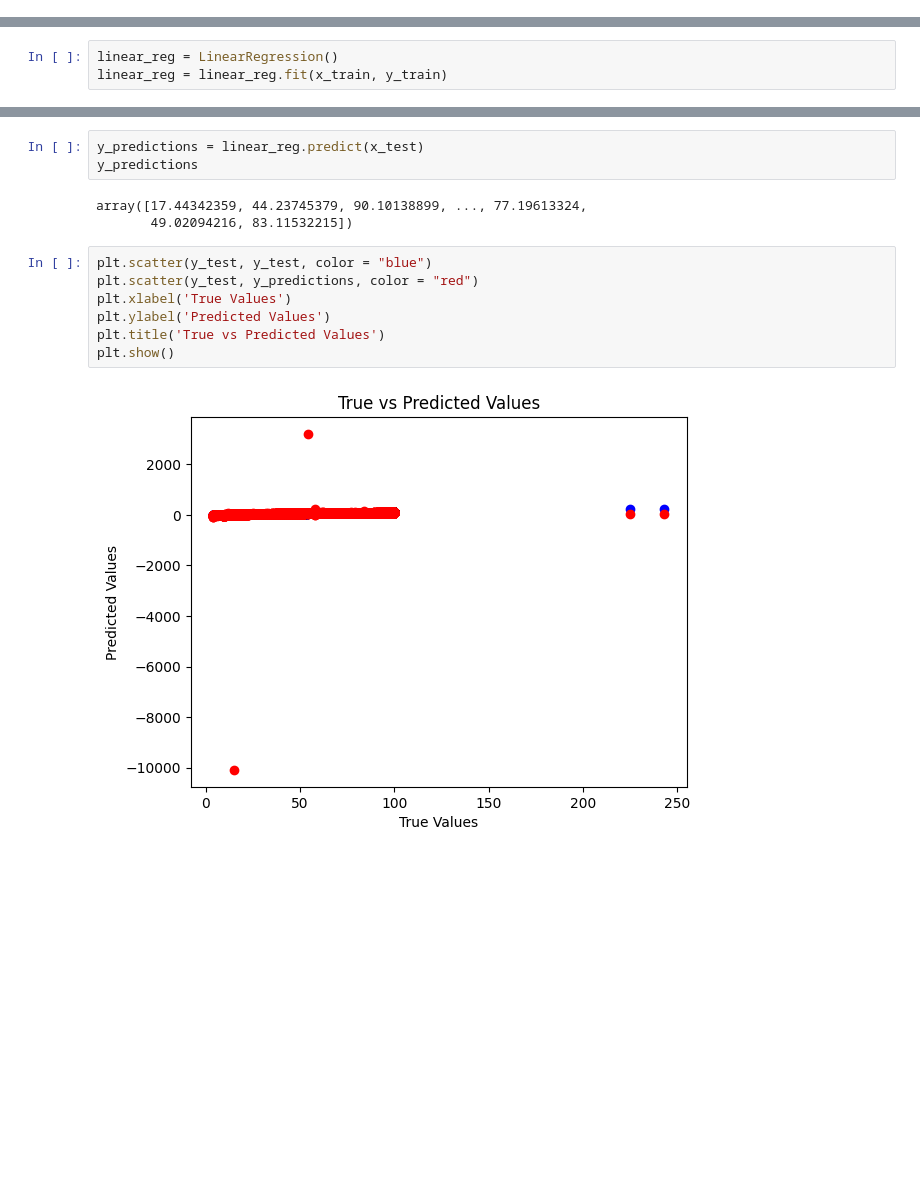
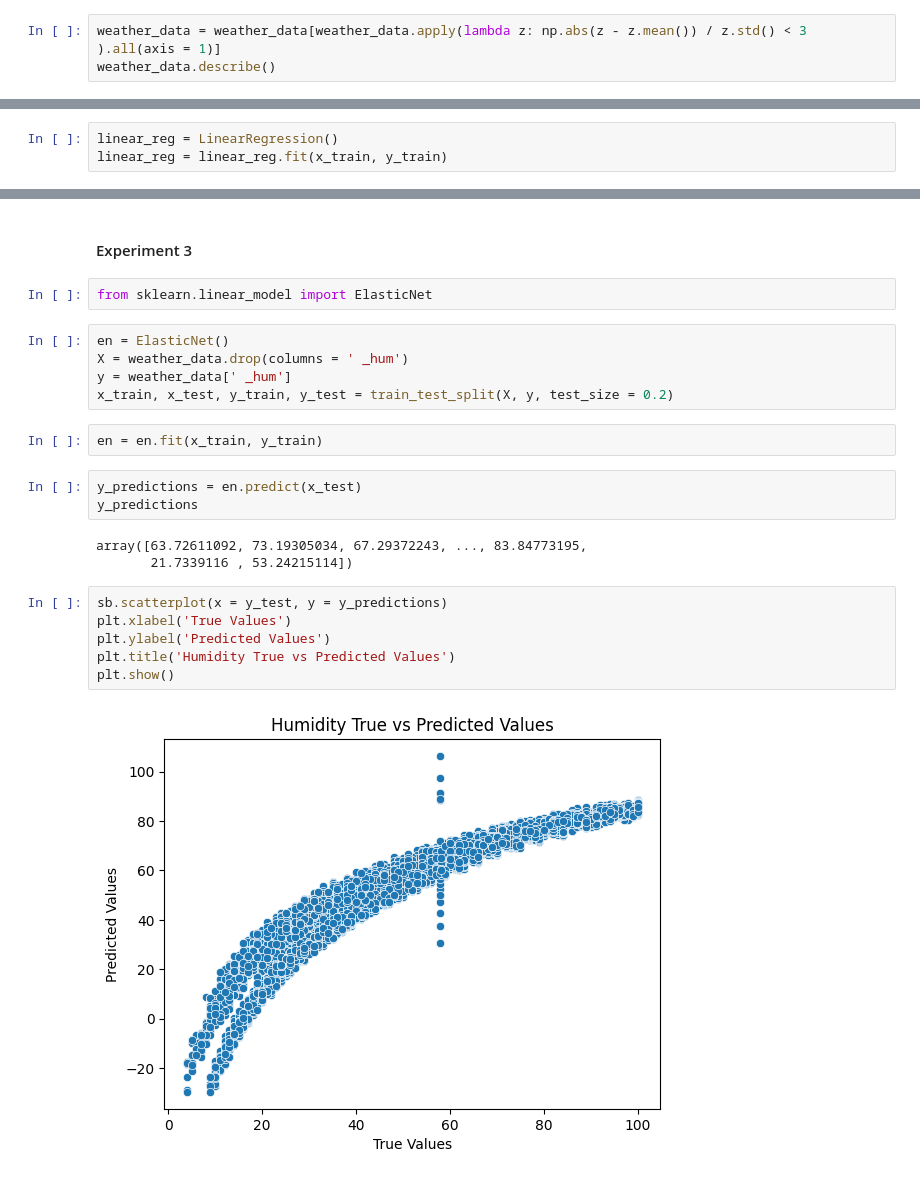
Before and after one commit to zhutchens/weather-analysis, a Jupyter notebook: weather.ipynb, the cells around one changed output, grey strips where cells are left out. Saved outputs shown, nothing was run; the diff lists cells and outputs as text; blank space fills up the shorter version.

```diff
--- a/weather.ipynb
+++ b/weather.ipynb
@@ -97,0 +106,3 @@ weather_data.head()
+# %%
+weather_data = weather_data[weather_data.apply(lambda z: np.abs(z - z.mean()) / z.std() < 3 ).all(axis = 1)]
+weather_data.describe()
@@ -139,15 +261,25 @@ linear_reg = linear_reg.fit(x_train, y_train)
+# %% [markdown]
+<h4>Experiment 3</h4>
+# %%
+from sklearn.linear_model import ElasticNet
+# %%
+en = ElasticNet()
+X = weather_data.drop(columns = ' _hum')
+y = weather_data[' _hum']
+x_train, x_test, y_train, y_test = train_test_split(X, y, test_size = 0.2)
+# %%
+en = en.fit(x_train, y_train)
 # %%
-y_predictions = linear_reg.predict(x_test)
+y_predictions = en.predict(x_test)
 y_predictions
 # %% [output]
-array([17.44342359, 44.23745379, 90.10138899, ..., 77.19613324,
-       49.02094216, 83.11532215])
+array([63.72611092, 73.19305034, 67.29372243, ..., 83.84773195,
+       21.7339116 , 53.24215114])
 # %%
-plt.scatter(y_test, y_test, color = "blue")
-plt.scatter(y_test, y_predictions, color = "red")
+sb.scatterplot(x = y_test, y = y_predictions)
 plt.xlabel('True Values')
 plt.ylabel('Predicted Values')
-plt.title('True vs Predicted Values')
+plt.title('Humidity True vs Predicted Values')
 plt.show()
 # %% [output]
-[figure, old version]
+[figure, new version]
```
Also changed, not shown: parts of 26 cells of this notebook, 2 other files.
